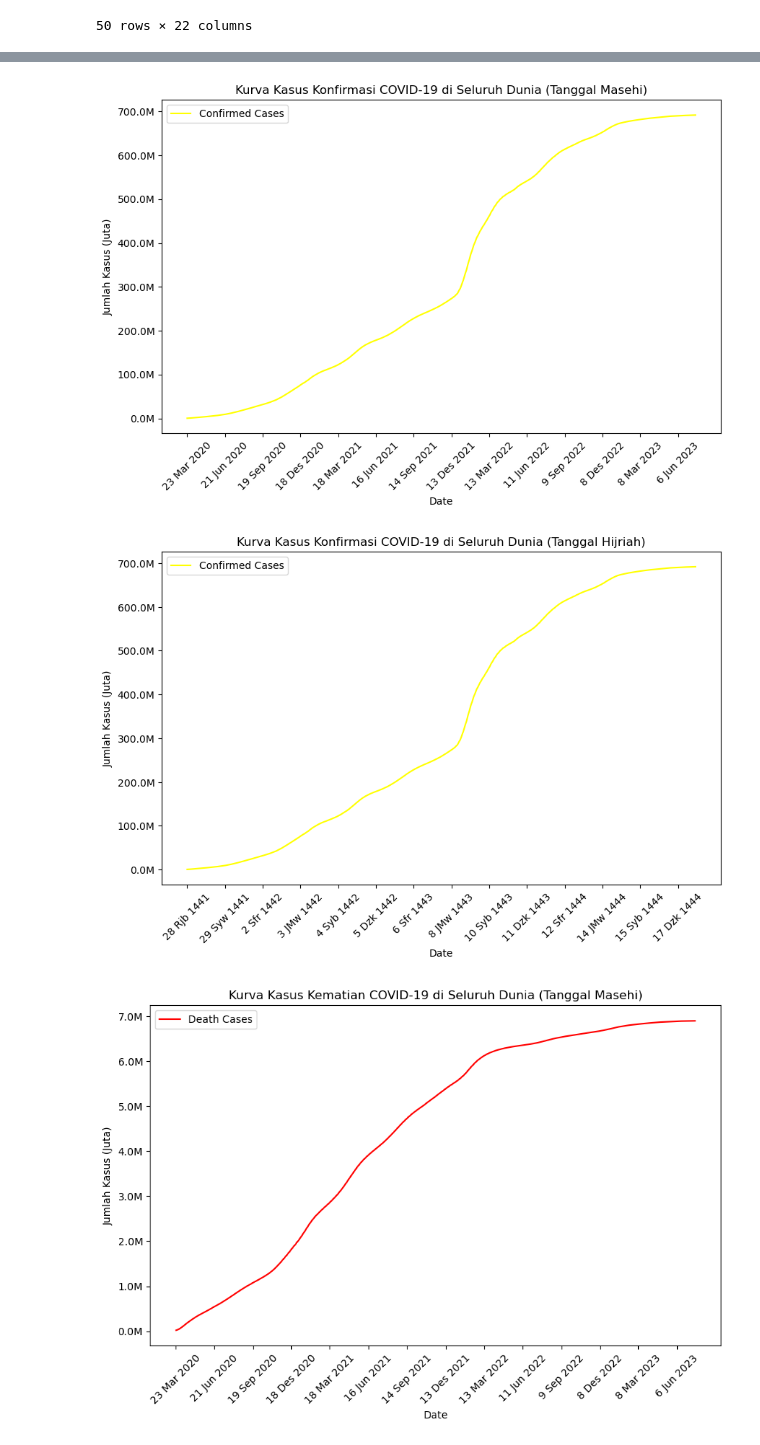
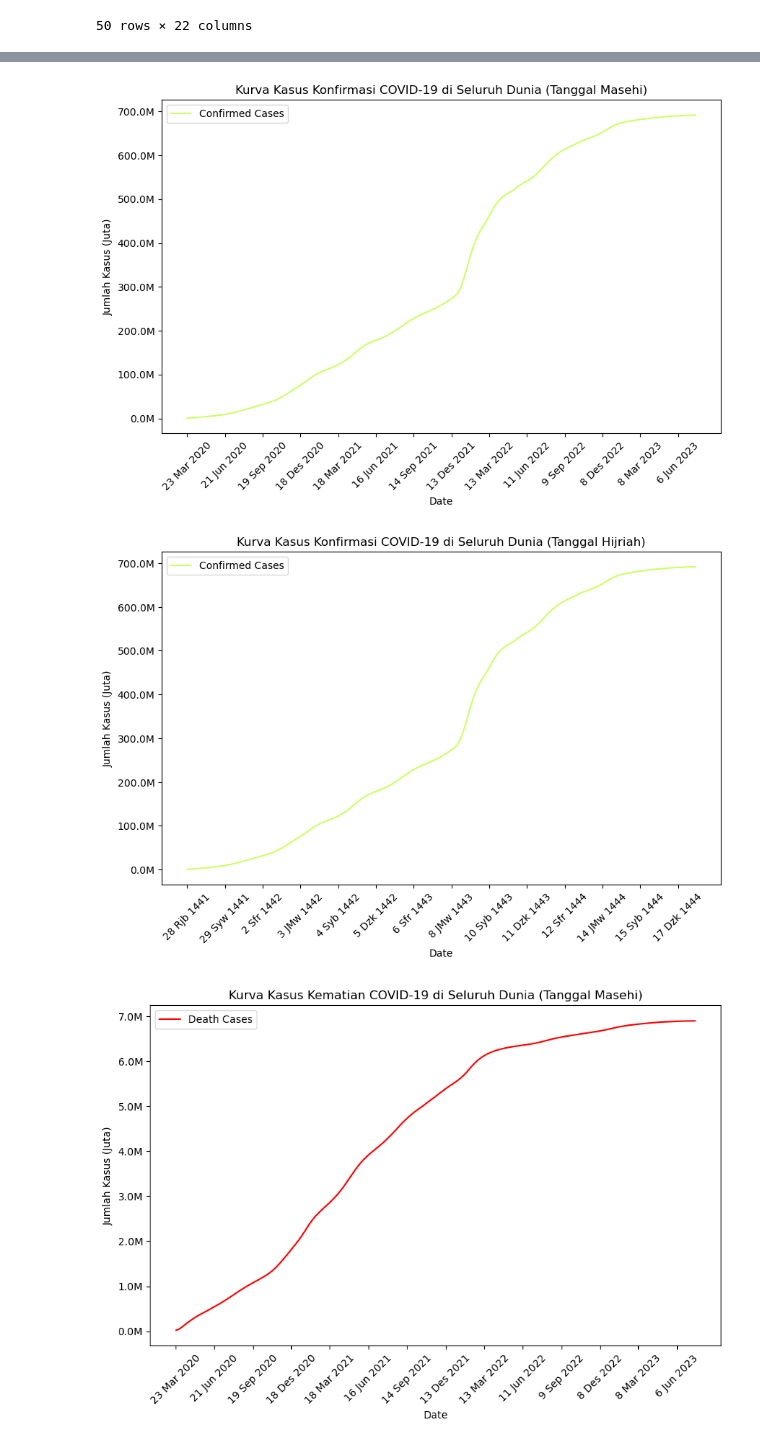
Before and after one commit to inzaghidev/Covid-19-Data-Jupyter-Notebook-Python, a Jupyter notebook: Covid19_Statsistics_Data_Worldwide.ipynb, the cells around one changed output, grey strips where cells are left out. Saved outputs shown, nothing was run; the diff lists cells and outputs as text; code cells hidden in the pictures.

```diff
--- a/Covid19_Statsistics_Data_Worldwide.ipynb
+++ b/Covid19_Statsistics_Data_Worldwide.ipynb
@@ -106,24 +117,24 @@ plt.show()
 # %%
 # Define the function to convert numbers to millions format
 def millions_format(x, pos):
     'The two args are the value and tick position'
     return '{:1.1f}M'.format(x * 1e-6)
 
 # Step 2: Create the plot
 plt.figure(figsize=(10, 6))
-plt.plot(cases_data_worldwide['tanggal_masehi'], cases_data_worldwide['confirmed_cases'], label='Confirmed Cases', color='yellow')
+plt.plot(cases_data_worldwide['tanggal_masehi'], cases_data_worldwide['confirmed_cases'], label='Confirmed Cases', color='#CCFF66')
 plt.xlabel('Date')
 plt.ylabel('Jumlah Kasus (Juta)')
 plt.title('Kurva Kasus Konfirmasi COVID-19 di Seluruh Dunia (Tanggal Masehi)')
 plt.legend()
 plt.xticks(dates_every_90_days_greg, rotation=45)  # Set the x-axis ticks to the dates every 100 days
 
 # Format the y-axis labels in millions format
 plt.gca().yaxis.set_major_formatter(mticker.FuncFormatter(millions_format))
 
 plt.show()
 # %% [output]
-[figure, old version]
+[figure, new version]
 # %%
 # Define the function to convert numbers to millions format
 def millions_format(x, pos):
@@ -132,7 +143,7 @@ def millions_format(x, pos):
 
 # Step 2: Create the plot
 plt.figure(figsize=(10, 6))
-plt.plot(cases_data_worldwide['tanggal_hijriah'], cases_data_worldwide['confirmed_cases'], label='Confirmed Cases', color='yellow')
+plt.plot(cases_data_worldwide['tanggal_hijriah'], cases_data_worldwide['confirmed_cases'], label='Confirmed Cases', color='#CCFF66')
 plt.xlabel('Date')
 plt.ylabel('Jumlah Kasus (Juta)')
 plt.title('Kurva Kasus Konfirmasi COVID-19 di Seluruh Dunia (Tanggal Hijriah)')
@@ -144,7 +155,7 @@ plt.gca().yaxis.set_major_formatter(mticker.FuncFormatter(millions_format))
 
 plt.show()
 # %% [output]
-[figure, old version]
+[figure, new version]
 # %%
 # Define the function to convert numbers to millions format
 def millions_format(x, pos):
```
Also changed, not shown: parts of 23 cells of this notebook, 1 other file.
